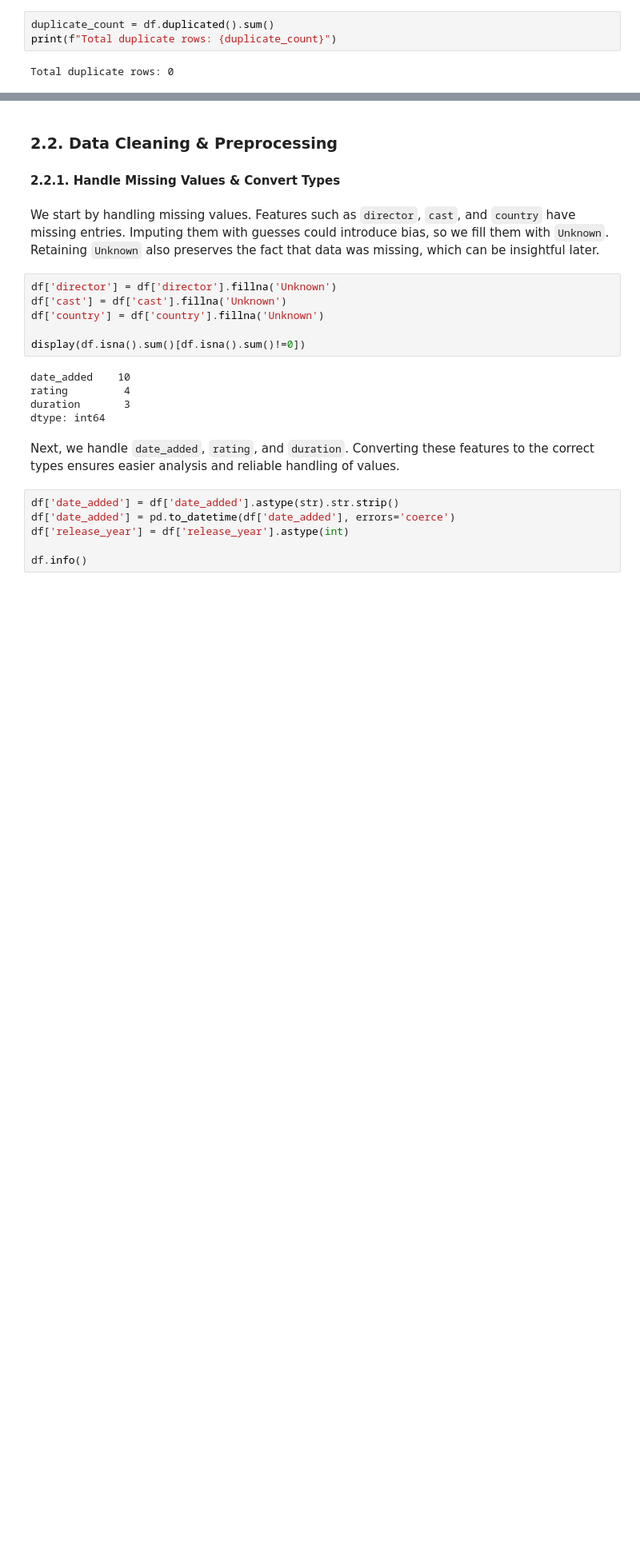
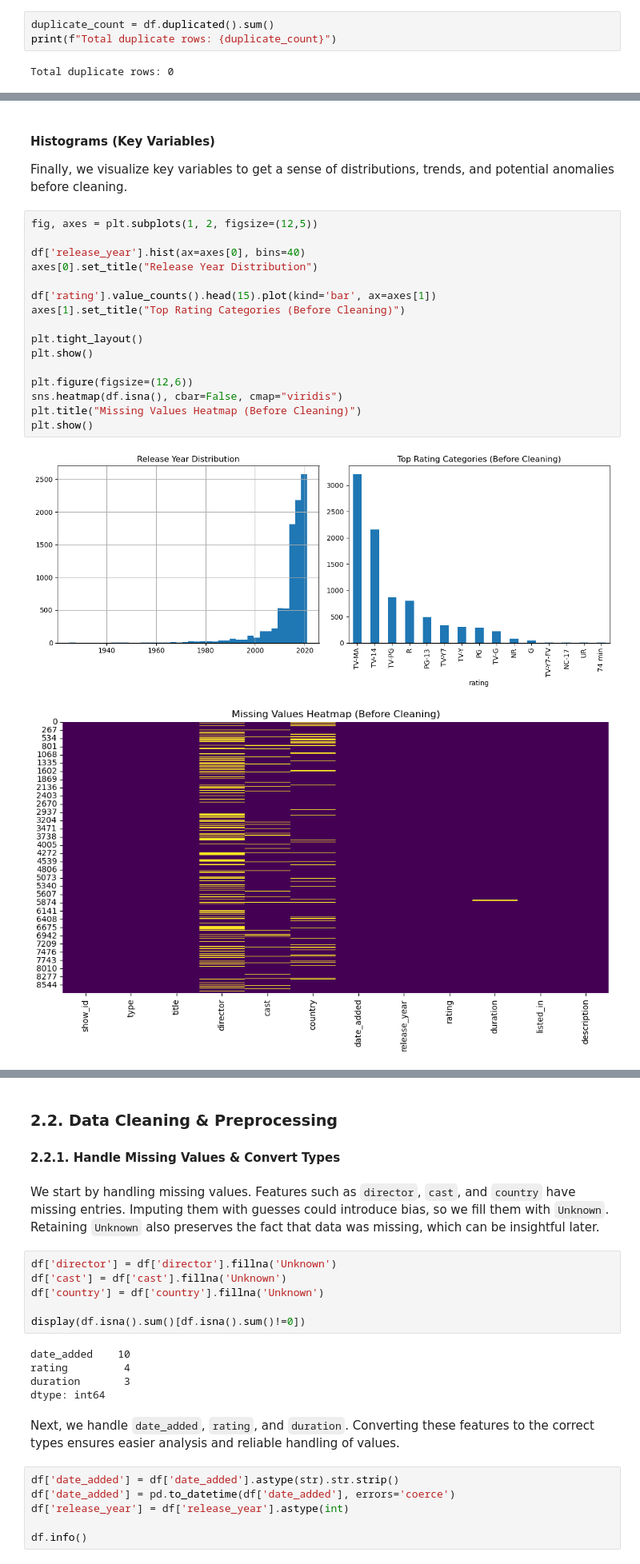
Before and after one commit to TomasrRodrigues/Netflix-Exploratory-Data-Analysis, a Jupyter notebook: NetflixEDA.ipynb, the cells around one changed output, grey strips where cells are left out. Shown: that part at 80% size. Drawn from its saved outputs; the diff is of its cells as text; blank space fills up the shorter version.

```diff
--- a/NetflixEDA.ipynb
+++ b/NetflixEDA.ipynb
@@ -145,0 +318,24 @@ As there are no duplicate rows, **no further action is required** for duplicates
+# %% [markdown]
+#####
+#### Histograms (Key Variables)
+
+Finally, we visualize key variables to get a sense of distributions, trends, and potential anomalies before cleaning.
+# %%
+fig, axes = plt.subplots(1, 2, figsize=(12,5))
+
+df['release_year'].hist(ax=axes[0], bins=40)
+axes[0].set_title("Release Year Distribution")
+
+df['rating'].value_counts().head(15).plot(kind='bar', ax=axes[1])
+axes[1].set_title("Top Rating Categories (Before Cleaning)")
+
+plt.tight_layout()
+plt.show()
+
+plt.figure(figsize=(12,6))
+sns.heatmap(df.isna(), cbar=False, cmap="viridis")
+plt.title("Missing Values Heatmap (Before Cleaning)")
+plt.show()
+# %% [output]
+[figure, added]
+[figure, added]
```
Also changed, not shown: parts of 36 cells of this notebook.
